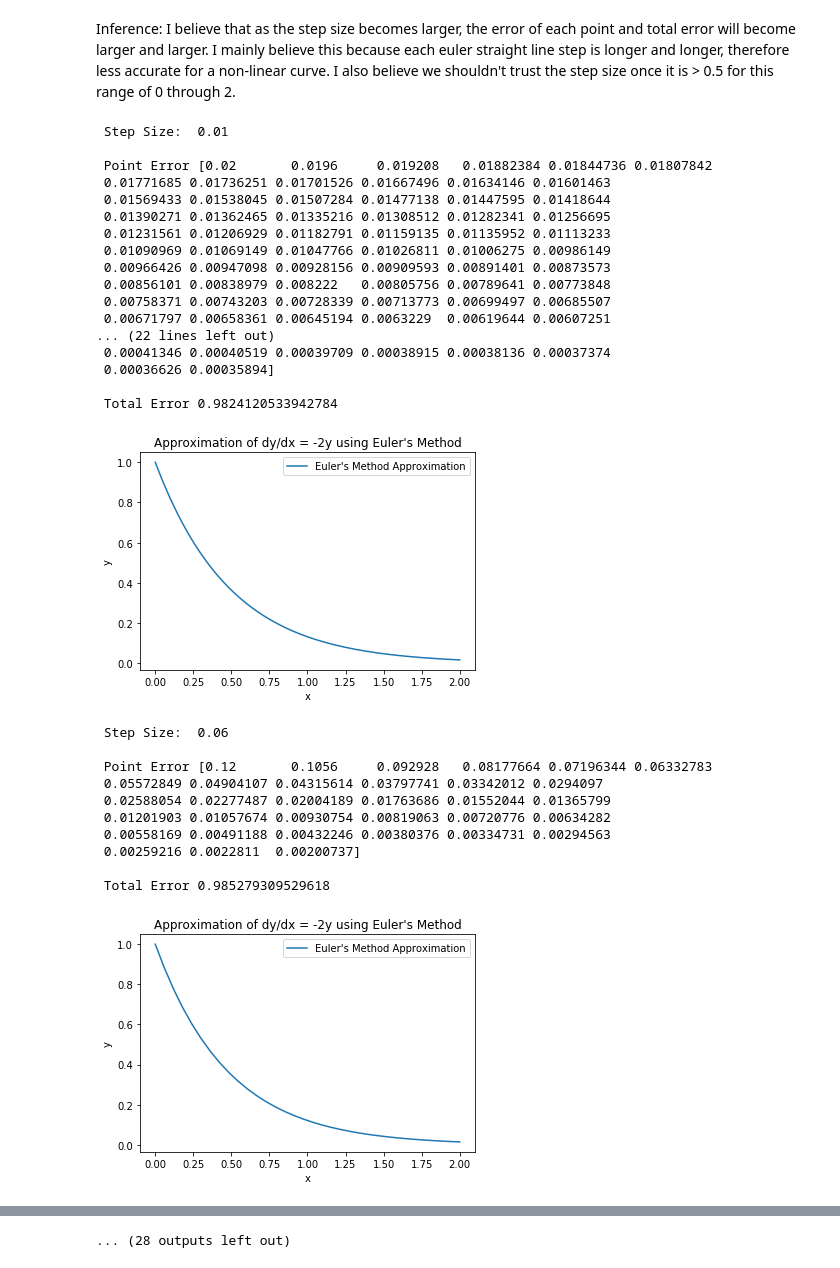
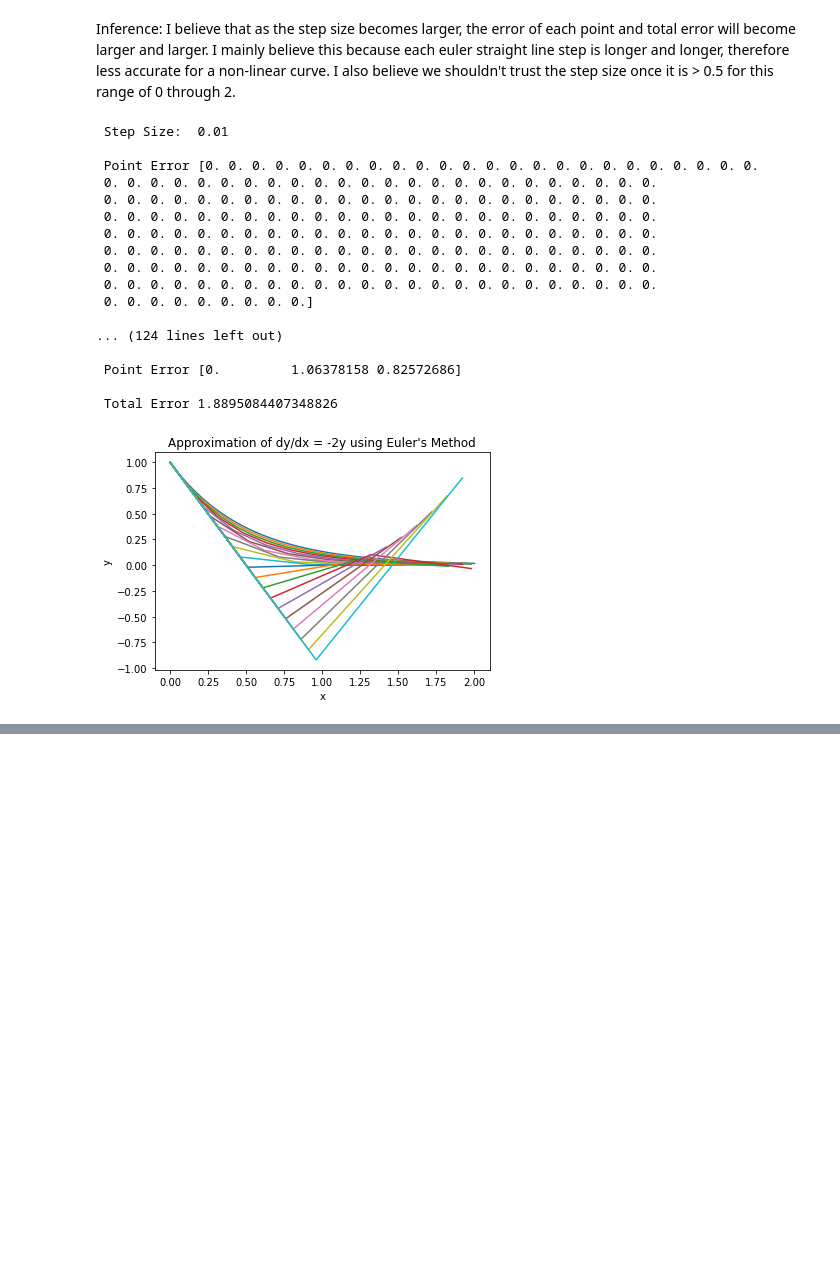
Before and after one commit to ad7-tech/coe311k, a Jupyter notebook: classwork/ad55777-CH15.ipynb, the cells around one changed output, grey strips where cells are left out. Drawn from its saved outputs; the diff is of its cells as text; code cells hidden in the pictures; blank space fills up the shorter version.

```diff
--- a/classwork/ad55777-CH15.ipynb
+++ b/classwork/ad55777-CH15.ipynb
@@ -7,67 +7,69 @@ import matplotlib.pyplot as plt
 Inference: I believe that as the step size becomes larger, the error of each point and total error will become larger and larger. I mainly believe this because each euler straight line step is longer and longer, therefore less accurate for a non-linear curve. I also believe we shouldn't trust the step size once it is > 0.5 for this range of 0 through 2.
 # %%
 # Define parameters
+
+first_y = None
+first_x = None
+
 for h in np.arange(0.01, 1.0, 0.05):
+
 
     x_start, x_end = 0, 2
     num_steps = int((x_end - x_start) / h)
-    x_values = np.linspace(x_start, x_end, num_steps + 1)
+    x_values = np.linspace(x_start, x_start + h*num_steps, num_steps + 1)
     y_values = np.zeros(num_steps + 1)
 
     # Initial condition
     y_values[0] = 1  # y(0) = 1
-
 
     # Function representing dy/dx = -2y
     def f(x, y):
         return -2 * y
 
     # Implement Euler's method
     for i in range(num_steps):
         y_values[i + 1] = y_values[i] + h * f(x_values[i], y_values[i])
 
-    perr = np.abs(y_values[1:] - y_values[:-1]) # essentially doing y_i+1 - y_i
-    tot_err = np.sum(perr) # adding all the point errors
+    # storing the first run as a reference
+    if first_y is None:
+        first_y = y_values.copy()
+        first_x = x_values.copy()
+
+    # error(current run vs first run)
+    first_interp = np.interp(x_values, first_x, first_y)
+
+    perr = np.abs(y_values - first_interp)  # pointwise error vs first run
+    tot_err = np.sum(perr)  # total accumulated error
 
     # Printing the results (Current step size, Error for each point, and the total error)
-    print(" Step Size: ", round(h,3))
+    print("\n Step Size: ", round(h,3))
     print("\n Point Error", perr)
     print("\n Total Error", tot_err)
 
-    # Plot the results
+    # Plotting the results
     plt.plot(x_values, y_values, label="Euler's Method Approximation")
-    plt.xlabel('x')
-    plt.ylabel('y')
-    plt.title("Approximation of dy/dx = -2y using Euler's Method")
-    plt.legend()
-    plt.show()
+
+
+plt.xlabel('x')
+plt.ylabel('y')
+plt.title("Approximation of dy/dx = -2y using Euler's Method")
+plt.show()
 # %% [output]
  Step Size:  0.01
 
- Point Error [0.02       0.0196     0.019208   0.01882384 0.01844736 0.01807842
- 0.01771685 0.01736251 0.01701526 0.01667496 0.01634146 0.01601463
- 0.01569433 0.01538045 0.01507284 0.01477138 0.01447595 0.01418644
- 0.01390271 0.01362465 0.01335216 0.01308512 0.01282341 0.01256695
- 0.01231561 0.01206929 0.01182791 0.01159135 0.01135952 0.01113233
- 0.01090969 0.01069149 0.01047766 0.01026811 0.01006275 0.00986149
- 0.00966426 0.00947098 0.00928156 0.00909593 0.00891401 0.00873573
- 0.00856101 0.00838979 0.008222   0.00805756 0.00789641 0.00773848
- 0.00758371 0.00743203 0.00728339 0.00713773 0.00699497 0.00685507
- 0.00671797 0.00658361 0.00645194 0.0063229  0.00619644 0.00607251
-... (22 lines left out)
- 0.00041346 0.00040519 0.00039709 0.00038915 0.00038136 0.00037374
- 0.00036626 0.00035894]
+ Point Error [0. 0. 0. 0. 0. 0. 0. 0. 0. 0. 0. 0. 0. 0. 0. 0. 0. 0. 0. 0. 0. 0. 0. 0.
+ 0. 0. 0. 0. 0. 0. 0. 0. 0. 0. 0. 0. 0. 0. 0. 0. 0. 0. 0. 0. 0. 0. 0. 0.
+ 0. 0. 0. 0. 0. 0. 0. 0. 0. 0. 0. 0. 0. 0. 0. 0. 0. 0. 0. 0. 0. 0. 0. 0.
+ 0. 0. 0. 0. 0. 0. 0. 0. 0. 0. 0. 0. 0. 0. 0. 0. 0. 0. 0. 0. 0. 0. 0. 0.
+ 0. 0. 0. 0. 0. 0. 0. 0. 0. 0. 0. 0. 0. 0. 0. 0. 0. 0. 0. 0. 0. 0. 0. 0.
+ 0. 0. 0. 0. 0. 0. 0. 0. 0. 0. 0. 0. 0. 0. 0. 0. 0. 0. 0. 0. 0. 0. 0. 0.
+ 0. 0. 0. 0. 0. 0. 0. 0. 0. 0. 0. 0. 0. 0. 0. 0. 0. 0. 0. 0. 0. 0. 0. 0.
+ 0. 0. 0. 0. 0. 0. 0. 0. 0. 0. 0. 0. 0. 0. 0. 0. 0. 0. 0. 0. 0. 0. 0. 0.
+ 0. 0. 0. 0. 0. 0. 0. 0. 0.]
 
- Total Error 0.9824120533942784
+... (124 lines left out)
+
+ Point Error [0.         1.06378158 0.82572686]
+
+ Total Error 1.8895084407348826
-[figure, old version]
+[figure, new version]
- Step Size:  0.06
-
- Point Error [0.12       0.1056     0.092928   0.08177664 0.07196344 0.06332783
- 0.05572849 0.04904107 0.04315614 0.03797741 0.03342012 0.0294097
- 0.02588054 0.02277487 0.02004189 0.01763686 0.01552044 0.01365799
- 0.01201903 0.01057674 0.00930754 0.00819063 0.00720776 0.00634282
- 0.00558169 0.00491188 0.00432246 0.00380376 0.00334731 0.00294563
- 0.00259216 0.0022811  0.00200737]
-
- Total Error 0.985279309529618
-[figure, removed]
@@ -103 +75,0 @@ for h in np.arange(0.01, 1.0, 0.05):
-... (28 outputs left out)
```
Also changed, not shown: parts of 3 cells of this notebook, 2 other files.
